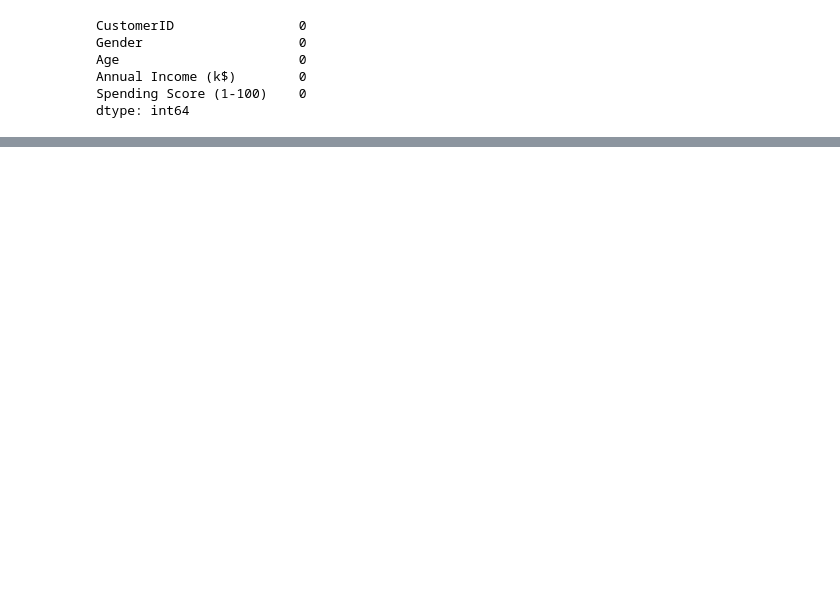
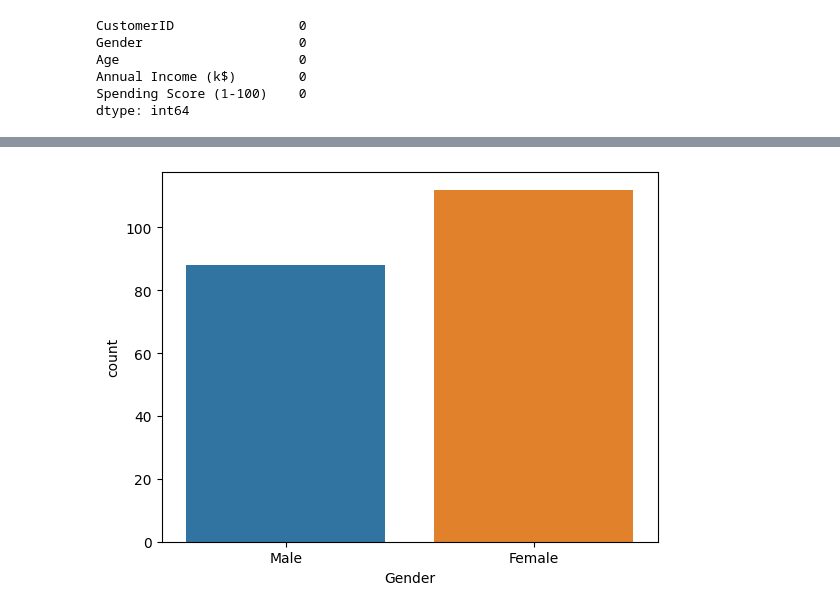
Before and after one commit to palberth/CienciaDatos-MASDI, a Jupyter notebook: Seccion_2/Ejemplo-02/mall_customers_clustering.ipynb, the cells around one changed output, grey strips where cells are left out. Saved outputs shown, nothing was run; the diff lists cells and outputs as text; code cells hidden in the pictures; blank space fills up the shorter version.

```diff
--- a/Seccion_2/Ejemplo-02/mall_customers_clustering.ipynb
+++ b/Seccion_2/Ejemplo-02/mall_customers_clustering.ipynb
@@ -167,0 +213,8 @@ plt.xlabel("Gender");
+# %%
+import seaborn as sns
+
+# Asumiendo que 'data' es tu DataFrame y 'gender' es tu atributo
+sns.countplot(x='Gender', data=data)
+plt.show()
+# %% [output]
+[figure, added]
```
Also changed, not shown: parts of 75 cells of this notebook.
